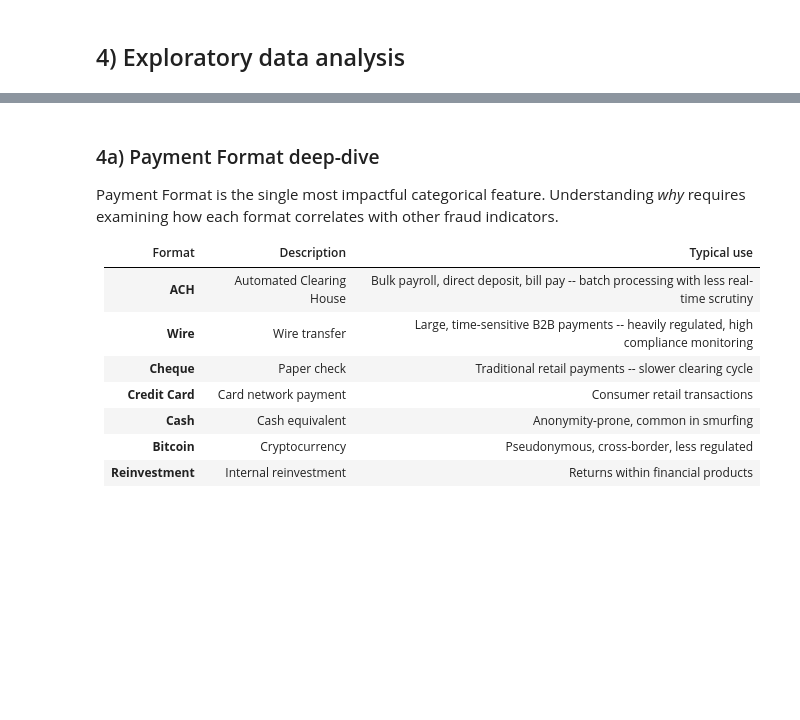
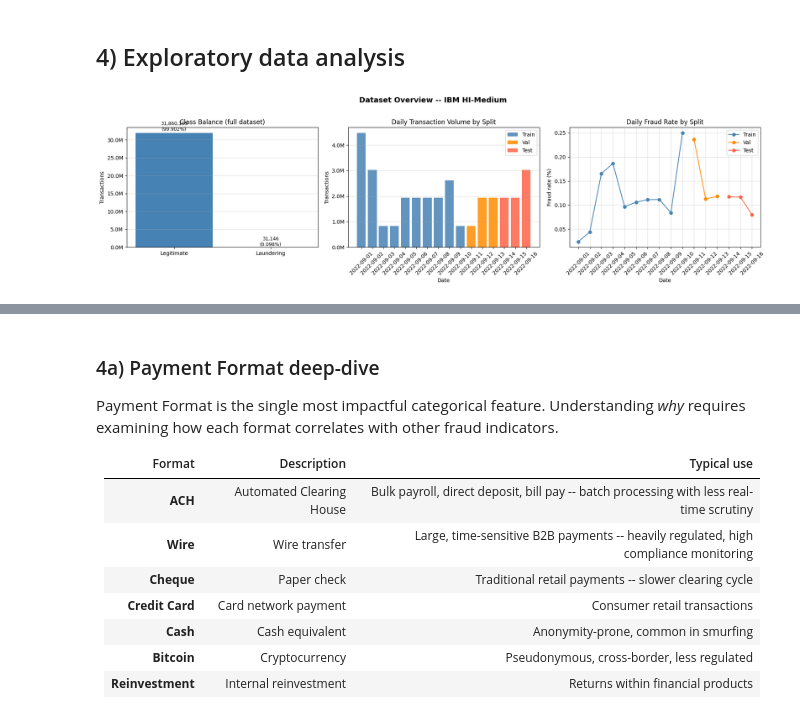
Before and after one commit to alfonsoglamuno/AML, a Jupyter notebook: aml_model_a.ipynb, the cells around one changed output, grey strips where cells are left out. Cells and saved outputs as stored; diff of their text form; code cells hidden in the pictures; blank space fills up the shorter version.

```diff
--- a/aml_model_a.ipynb
+++ b/aml_model_a.ipynb
@@ -180,43 +209,46 @@ print(f'Pos rate: train={train_df[TARGET].mean():.5f}  val={val_df[TARGET].mean(
 ## 4) Exploratory data analysis
 # %%
 fig, axes = plt.subplots(1, 3, figsize=(18, 5))
-all_df = pd.concat([train_df, val_df, test_df], ignore_index=True)
-counts = all_df[TARGET].value_counts()
-axes[0].bar(['Legitimate', 'Laundering'], [counts[0], counts[1]], color=['steelblue', 'tomato'])
+# Compute class balance per-split to avoid concat of 31M rows (MemoryError)
+total_fraud = int(train_df[TARGET].sum()) + int(val_df[TARGET].sum()) + int(test_df[TARGET].sum())
+total_tx    = len(train_df) + len(val_df) + len(test_df)
+total_legit = total_tx - total_fraud
+axes[0].bar(['Legitimate', 'Laundering'], [total_legit, total_fraud], color=['steelblue', 'tomato'])
 axes[0].set_title('Class Balance (full dataset)')
 axes[0].set_ylabel('Transactions')
-for i, v in enumerate([counts[0], counts[1]]):
-    axes[0].text(i, v*1.01, f'{v:,}\n({v/len(all_df):.3%})', ha='center', va='bottom', fontsize=9)
+for i, v in enumerate([total_legit, total_fraud]):
+    axes[0].text(i, v*1.01, f'{v:,}\n({v/total_tx:.3%})', ha='center', va='bottom', fontsize=9)
 axes[0].yaxis.set_major_formatter(mticker.FuncFormatter(lambda x,_: f'{x/1e6:.1f}M'))
 axes[0].grid(axis='y', alpha=0.4)
 
 split_map = dict([(d,'train') for d in train_days]+[(d,'val') for d in val_days]+[(d,'test') for d in test_days])
 stats2 = stats[stats['day'].isin(normal_days)].copy()
 stats2['split'] = stats2['day'].map(split_map)
 colors_split = {'train':'steelblue','val':'darkorange','test':'tomato'}
 for sp in ['train','val','test']:
     sub = stats2[stats2['split']==sp]
     axes[1].bar(sub['day'], sub['n'], label=sp.capitalize(), color=colors_split[sp], alpha=0.85)
 axes[1].set_title('Daily Transaction Volume by Split')
 axes[1].set_ylabel('Transactions')
 axes[1].set_xlabel('Date')
 axes[1].tick_params(axis='x', rotation=45)
 axes[1].yaxis.set_major_formatter(mticker.FuncFormatter(lambda x,_: f'{x/1e6:.1f}M'))
 axes[1].legend(); axes[1].grid(axis='y', alpha=0.4)
 
 for sp in ['train','val','test']:
     sub = stats2[stats2['split']==sp]
     axes[2].plot(sub['day'], sub['pos_rate']*100, 'o-', label=sp.capitalize(), color=colors_split[sp])
 axes[2].set_title('Daily Fraud Rate by Split')
 axes[2].set_ylabel('Fraud rate (%)')
 axes[2].set_xlabel('Date'); axes[2].tick_params(axis='x', rotation=45)
 axes[2].legend(); axes[2].grid(alpha=0.4)
 
 plt.suptitle('Dataset Overview -- IBM HI-Medium', fontsize=14, fontweight='bold', y=1.02)
 plt.tight_layout()
 plt.savefig(os.path.join(OUT_DIR, 'eda_dataset_overview.png'), dpi=150, bbox_inches='tight')
 plt.show()
-del all_df
+# %% [output]
+[figure, added]
 # %%
 fig, axes = plt.subplots(1, 3, figsize=(18, 5))
 fraud_mask = train_df[TARGET]==1
```
Also changed, not shown: parts of 23 cells of this notebook, 2 other files.
